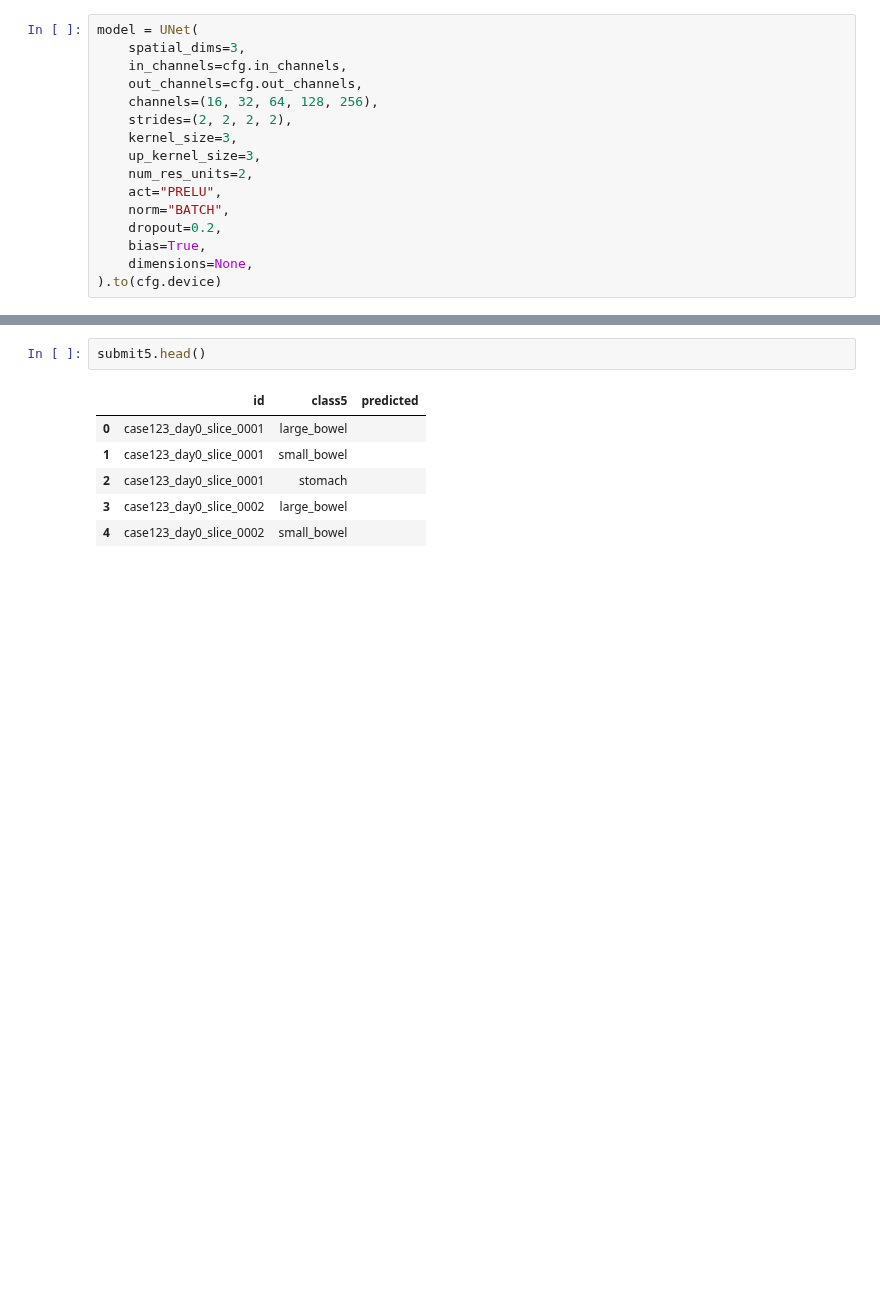
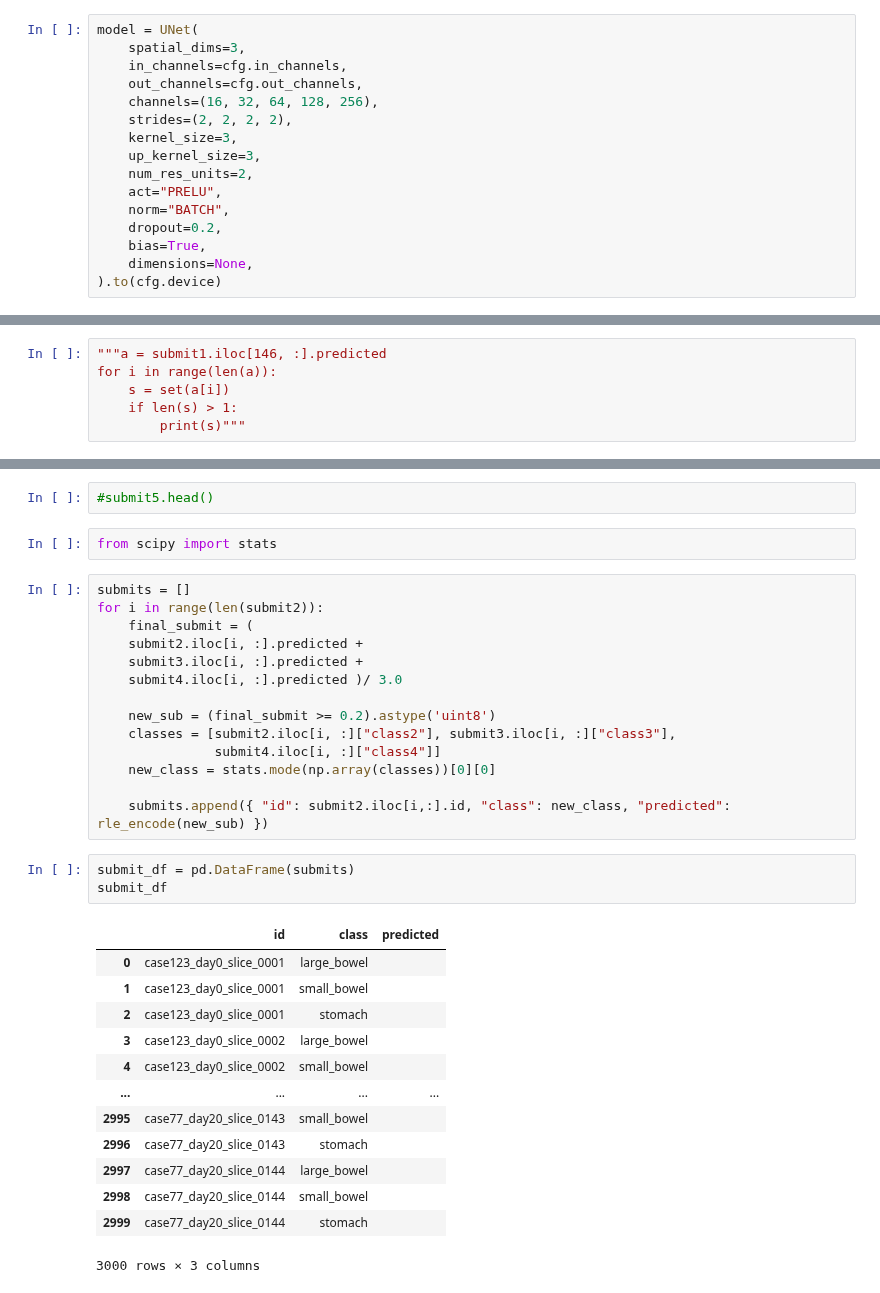
Before and after one commit to HarshitKmr10/UW-Madison-GI-Tract-Image-Segmentation, a Jupyter notebook: 3d-solution-with-monai-infer.ipynb, the cells around one changed output, grey strips where cells are left out. Cells and saved outputs as stored; diff of their text form; blank space fills up the shorter version.

```diff
--- a/3d-solution-with-monai-infer.ipynb
+++ b/3d-solution-with-monai-infer.ipynb
@@ -615,0 +624,6 @@ for itr in progress_bar:
+# %%
+"""a = submit1.iloc[146, :].predicted
+for i in range(len(a)):
+    s = set(a[i])
+    if len(s) > 1:
+        print(s)"""
@@ -654,9 +679,35 @@ submit4.head()
-# %%
-submit5.head()
-# %% [output]
-|  | id | class5 | predicted |
-| 0 | case123_day0_slice_0001 | large_bowel |  |
-| 1 | case123_day0_slice_0001 | small_bowel |  |
-| 2 | case123_day0_slice_0001 | stomach |  |
-| 3 | case123_day0_slice_0002 | large_bowel |  |
-| 4 | case123_day0_slice_0002 | small_bowel |  |
+# %%
+#submit5.head()
+# %%
+from scipy import stats
+# %%
+submits = []
+for i in range(len(submit2)):
+    final_submit = (
+    submit2.iloc[i, :].predicted +
+    submit3.iloc[i, :].predicted +
+    submit4.iloc[i, :].predicted )/ 3.0
+
+    new_sub = (final_submit >= 0.2).astype('uint8')
+    classes = [submit2.iloc[i, :]["class2"], submit3.iloc[i, :]["class3"],
+               submit4.iloc[i, :]["class4"]]
+    new_class = stats.mode(np.array(classes))[0][0]
+
+    submits.append({ "id": submit2.iloc[i,:].id, "class": new_class, "predicted": rle_encode(new_sub) })
+# %%
+submit_df = pd.DataFrame(submits)
+submit_df
+# %% [output]
+|  | id | class | predicted |
+| 0 | case123_day0_slice_0001 | large_bowel |  |
+| 1 | case123_day0_slice_0001 | small_bowel |  |
+| 2 | case123_day0_slice_0001 | stomach |  |
+| 3 | case123_day0_slice_0002 | large_bowel |  |
+| 4 | case123_day0_slice_0002 | small_bowel |  |
+| ... | ... | ... | ... |
+| 2995 | case77_day20_slice_0143 | small_bowel |  |
+| 2996 | case77_day20_slice_0143 | stomach |  |
+| 2997 | case77_day20_slice_0144 | large_bowel |  |
+| 2998 | case77_day20_slice_0144 | small_bowel |  |
+| 2999 | case77_day20_slice_0144 | stomach |  |
+3000 rows × 3 columns
```
Also changed, not shown: parts of 35 cells of this notebook.
